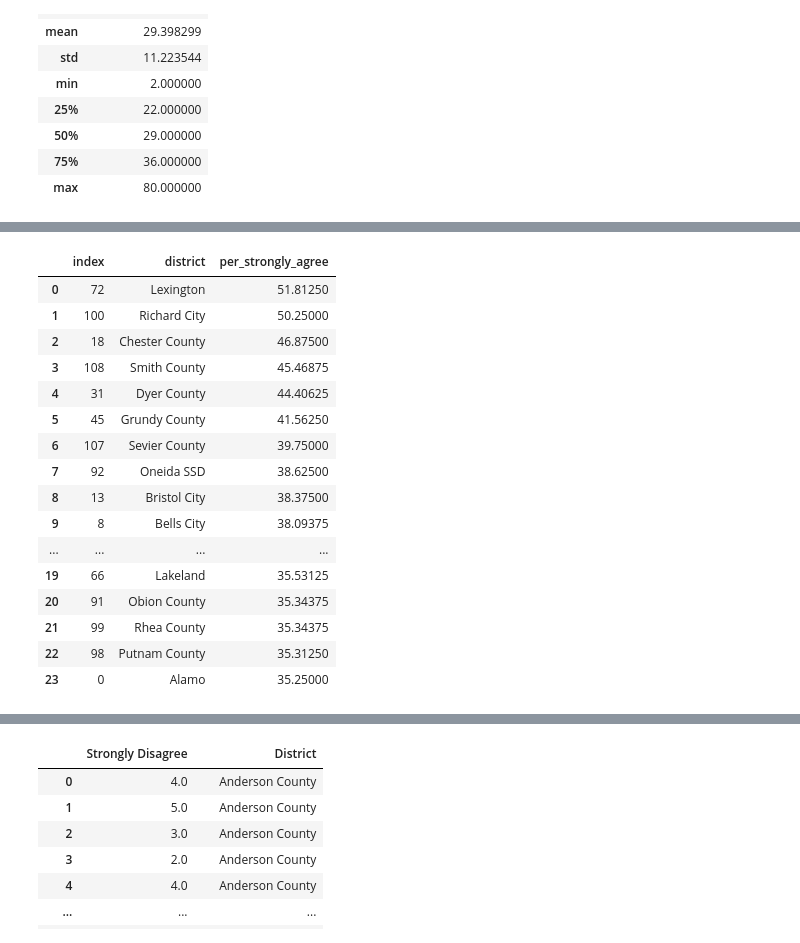
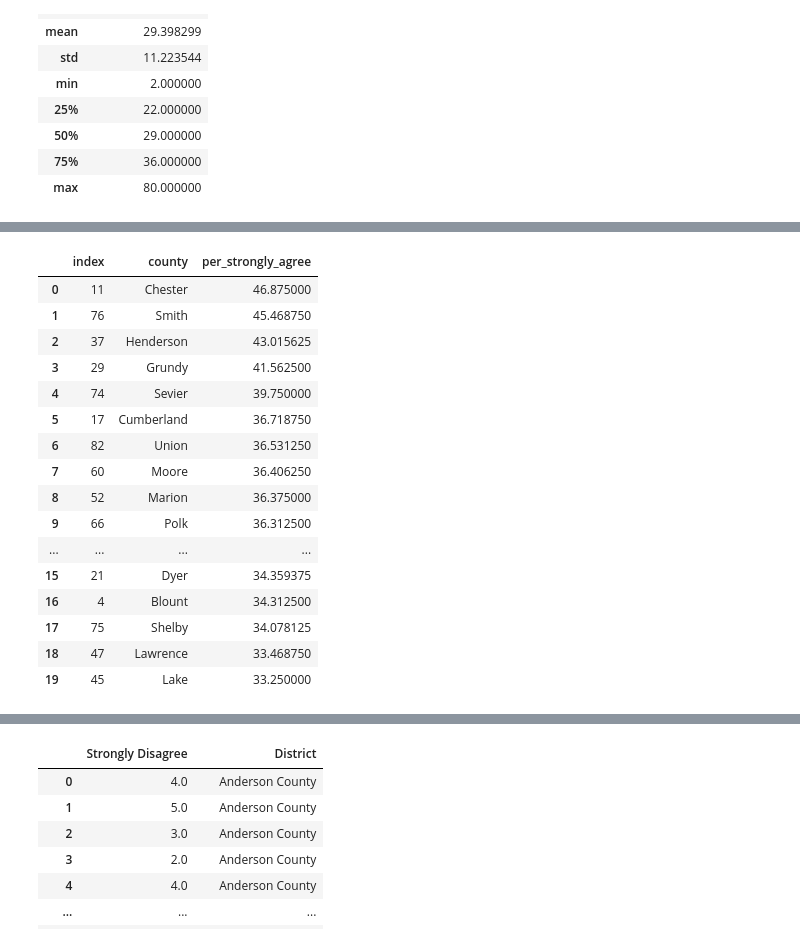
Before and after one commit to JenHall82/jen_capstone, a Jupyter notebook: notebooks/jen_capstone.ipynb, the cells around one changed output, grey strips where cells are left out. Cells and saved outputs as stored; diff of their text form; code cells hidden in the pictures.

```diff
--- a/notebooks/jen_capstone.ipynb
+++ b/notebooks/jen_capstone.ipynb
@@ -92,6 +92,6 @@ See the caveats in the documentation: https://pandas.pydata.org/pandas-docs/stab
 # %%
 teacher_core_stats.to_csv('../data/teacher_core_stats.csv')
 # %%
-avg_str_agree = teacher_core_stats[['Strongly Agree', 'District']]
+avg_str_agree = teacher_core_stats[['Strongly Agree', 'District', 'County Name']]
 avg_str_agree
 # %% [output]
@@ -134,4 +135,4 @@ avg_str_agree
 # %%
-avg_str_agree.columns = ['per_strongly_agree', 'district']
+avg_str_agree.columns = ['per_strongly_agree', 'district', 'county']
 avg_str_agree
 # %% [output]
@@ -161,7 +162,7 @@ avg_str_agree.describe()
 | 75% | 36.000000 |
 | max | 80.000000 |
 # %%
-avg_str_agree_dist = avg_str_agree.groupby('district').mean()
+avg_str_agree_dist = avg_str_agree.groupby('county').mean()
 
 avg_str_agree_dist = avg_str_agree_dist.reset_index()
 # %%
@@ -182,22 +183,22 @@ plt.xticks(rotation=90);
 # %%
-top_avg_str_agree = avg_str_agree_dist.head(24)
+top_avg_str_agree = avg_str_agree_dist.head(20)
 top_avg_str_agree = top_avg_str_agree.reset_index()
 top_avg_str_agree
 # %% [output]
-|  | index | district | per_strongly_agree |
-| 0 | 72 | Lexington | 51.81250 |
-| 1 | 100 | Richard City | 50.25000 |
-| 2 | 18 | Chester County | 46.87500 |
-| 3 | 108 | Smith County | 45.46875 |
-| 4 | 31 | Dyer County | 44.40625 |
-| 5 | 45 | Grundy County | 41.56250 |
-| 6 | 107 | Sevier County | 39.75000 |
-| 7 | 92 | Oneida SSD | 38.62500 |
-| 8 | 13 | Bristol City | 38.37500 |
-| 9 | 8 | Bells City | 38.09375 |
+|  | index | county | per_strongly_agree |
+| 0 | 11 | Chester | 46.875000 |
+| 1 | 76 | Smith | 45.468750 |
+| 2 | 37 | Henderson | 43.015625 |
+| 3 | 29 | Grundy | 41.562500 |
+| 4 | 74 | Sevier | 39.750000 |
+| 5 | 17 | Cumberland | 36.718750 |
+| 6 | 82 | Union | 36.531250 |
+| 7 | 60 | Moore | 36.406250 |
+| 8 | 52 | Marion | 36.375000 |
+| 9 | 66 | Polk | 36.312500 |
 | ... | ... | ... | ... |
-| 19 | 66 | Lakeland | 35.53125 |
-| 20 | 91 | Obion County | 35.34375 |
-| 21 | 99 | Rhea County | 35.34375 |
-| 22 | 98 | Putnam County | 35.31250 |
-| 23 | 0 | Alamo | 35.25000 |
+| 15 | 21 | Dyer | 34.359375 |
+| 16 | 4 | Blount | 34.312500 |
+| 17 | 75 | Shelby | 34.078125 |
+| 18 | 47 | Lawrence | 33.468750 |
+| 19 | 45 | Lake | 33.250000 |
```
Also changed, not shown: parts of 54 cells of this notebook.
